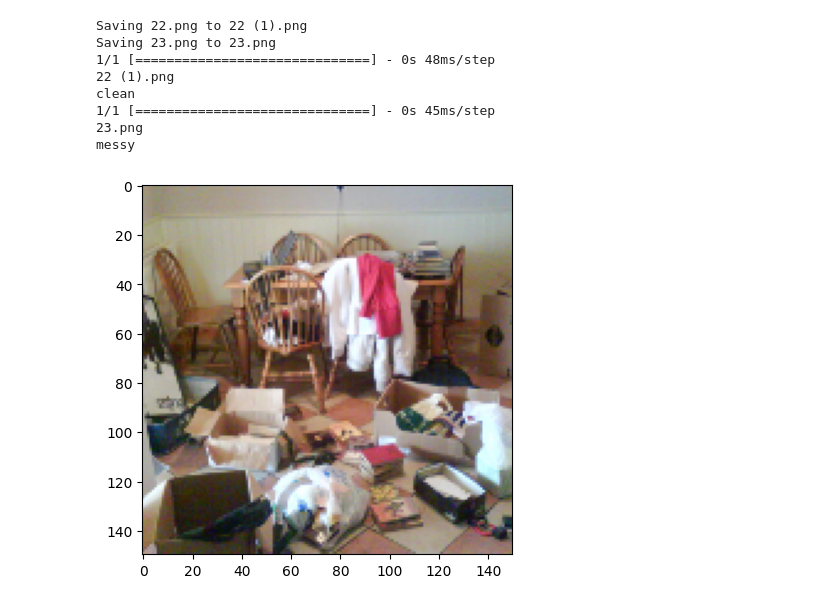
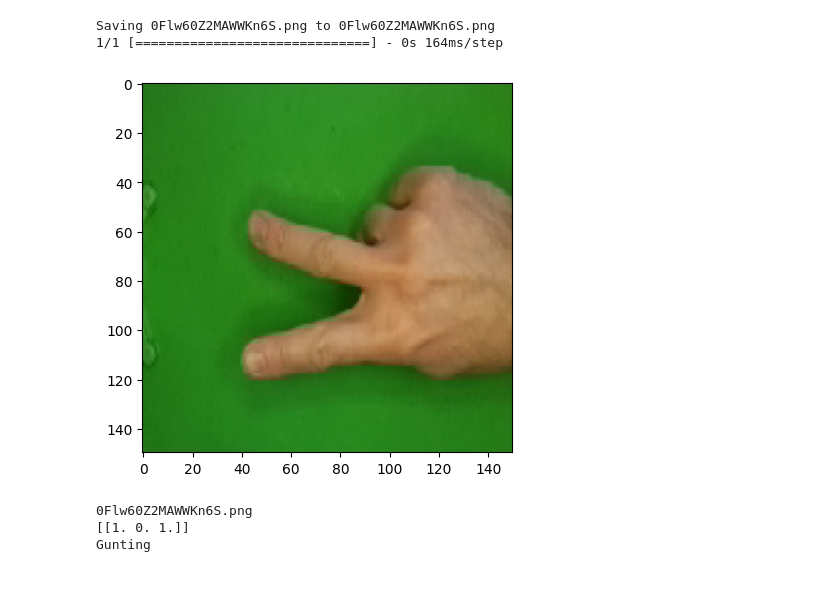
Before and after one commit to thoriqkemal/klasifikasi-gambar, a Jupyter notebook: Klasifikasi_Gambar_Thoriq_Kemal.ipynb, the cells around one changed output. Saved outputs shown, nothing was run; the diff lists cells and outputs as text; code cells hidden in the pictures.

```diff
--- a/Klasifikasi_Gambar_Thoriq_Kemal.ipynb
+++ b/Klasifikasi_Gambar_Thoriq_Kemal.ipynb
@@ -53,6 +126,8 @@ os.listdir('/tmp/images/val')
 # %%
+# import library untuk proses Augmentasi gambar
 from tensorflow.keras.preprocessing.image import ImageDataGenerator
 
+# Augmentasi gambar
 train_datagen = ImageDataGenerator(
   rescale = 1./255,
   rotation_range=20,
@@ -62,5 +137,10 @@ train_datagen = ImageDataGenerator(
 )
 
 test_datagen = ImageDataGenerator(
-  rescale = 1./255
+  rescale = 1./255,
+  rotation_range=20,
+  horizontal_flip = True,
+  vertical_flip = True,
+  shear_range = 0.2,
+  fill_mode = 'nearest'
 )
@@ -88,4 +170,5 @@ Found 20 images belonging to 2 classes.
 # %%
+# pemodelan secara sequantial
 model = tf.keras.models.Sequential([
   tf.keras.layers.Conv2D(32, (3, 3), activation = 'relu', input_shape=(150, 150, 3)),
   tf.keras.layers.MaxPooling2D(2,2),
@@ -93,11 +176,10 @@ model = tf.keras.models.Sequential([
   tf.keras.layers.MaxPooling2D(2,2),
   tf.keras.layers.Conv2D(128, (3, 3), activation = 'relu'),
   tf.keras.layers.MaxPooling2D(2,2),
-  tf.keras.layers.Conv2D(512, (3, 3), activation = 'relu'),
-  tf.keras.layers.MaxPooling2D(2,2),
   tf.keras.layers.Flatten(),
+  tf.keras.layers.Dropout(0.5),
   tf.keras.layers.Dense(512, activation = 'relu'),
-  tf.keras.layers.Dense(1, activation = 'sigmoid')
+  tf.keras.layers.Dense(3, activation = 'sigmoid')
 ])
 # %%
 # melihat ringkasan dari arsitektur model
@@ -123,7 +208,7 @@ _________________________________________________________________
 # %%
-# compile model dengan 'adam' optimizer loss function 'binary_crossentropy'
+# compile model dengan 'adam' optimizer loss function 'categorical_crossentropy'
 model.compile(
-  loss = 'binary_crossentropy',
+  loss = 'categorical_crossentropy',
   optimizer = tf.optimizers.Adam(),
   metrics = ['accuracy']
 )
@@ -130,14 +217,13 @@ model.compile(
 # %%
-# latih model dengan model.fit
-import scipy.ndimage
-# from  scipy import ndimage
-
-model.fit(
+# latih model
+history = model.fit(
   train_generator,
-  steps_per_epoch = 25, # berapa batch yang akan dieksekusi pada setiap epoch
-  epochs = 20, # tambahkan epochs jika akurasi model belum optimal
+  steps_per_epoch = 25,
+  # steps_per_epoch = len(train_generator), # 41
+  epochs = 20,
   validation_data = validation_generator, # menampilkan akurasi pengujian data validasi
-  validation_steps = 5, # berapa batch yang akan dieksekusi pada setiap epoch
+  validation_steps = 5,
+  # validation_steps = len(validation_generator), # 28
   verbose = 2
 )
 # %% [output]
@@ -162,38 +269,40 @@ Epoch 20/20
 # %%
 import numpy as np
 from google.colab import files
-from tensorflow.keras.preprocessing import image
+from keras.preprocessing import image
 import matplotlib.pyplot as plt
 import matplotlib.image as mpimg
 %matplotlib inline
 
 uploaded = files.upload()
 
 for fn in uploaded.keys():
 
   # predicting images
   path = fn
   img = image.load_img(path, target_size=(150, 150))
 
   imgplot = plt.imshow(img)
   x = image.img_to_array(img)
   x = np.expand_dims(x, axis = 0)
   images = np.vstack([x])
 
   classes = model.predict(images, batch_size = 10)
-  print(fn)
-  if classes == 0:
-    print('clean')
-  else:
-    print('messy')
 # %% [output]
 [interactive output not drawn]
-Saving 22.png to 22 (1).png
-Saving 23.png to 23.png
-1/1 [==============================] - 0s 48ms/step
-22 (1).png
-clean
-1/1 [==============================] - 0s 45ms/step
-23.png
-messy
+Saving 0Flw60Z2MAWWKn6S.png to 0Flw60Z2MAWWKn6S.png
+1/1 [==============================] - 0s 164ms/step
-[figure, old version]
+[figure, new version]
+# %%
+  print(fn)
+  print(classes)
+  if classes[0,0]!=0:
+    print('Gunting')
+  elif classes[0,1]!=0:
+    print('Batu')
+  else:
+    print('Kertas')
+# %% [output]
+0Flw60Z2MAWWKn6S.png
+[[1. 0. 1.]]
+Gunting
```
Also changed, not shown: parts of 31 cells of this notebook.
